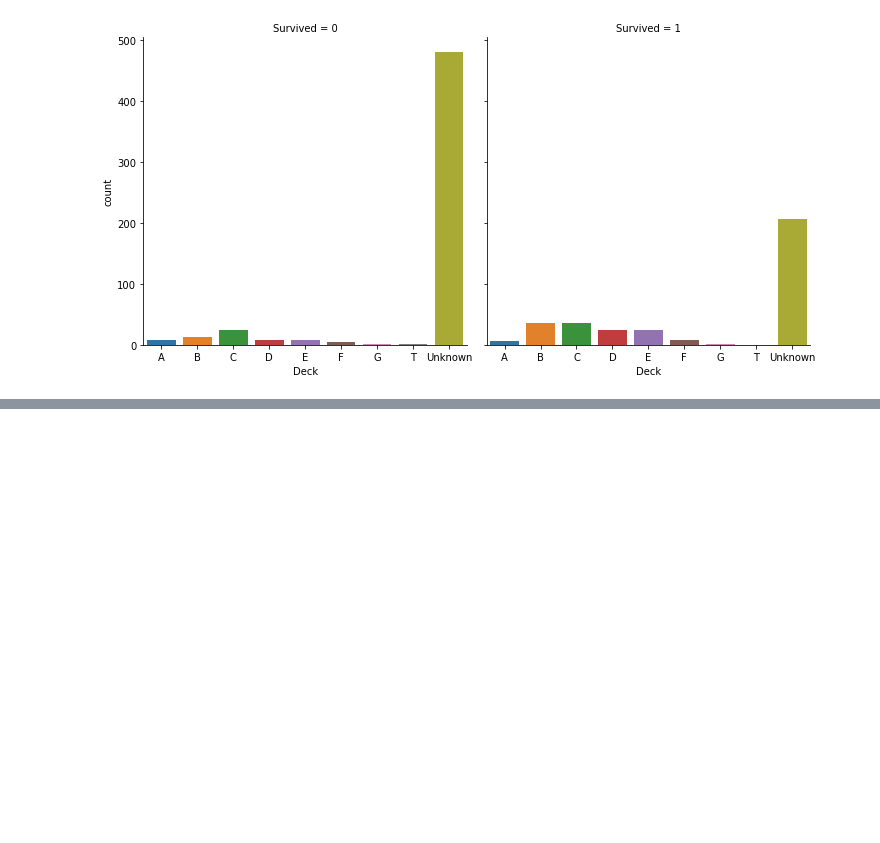
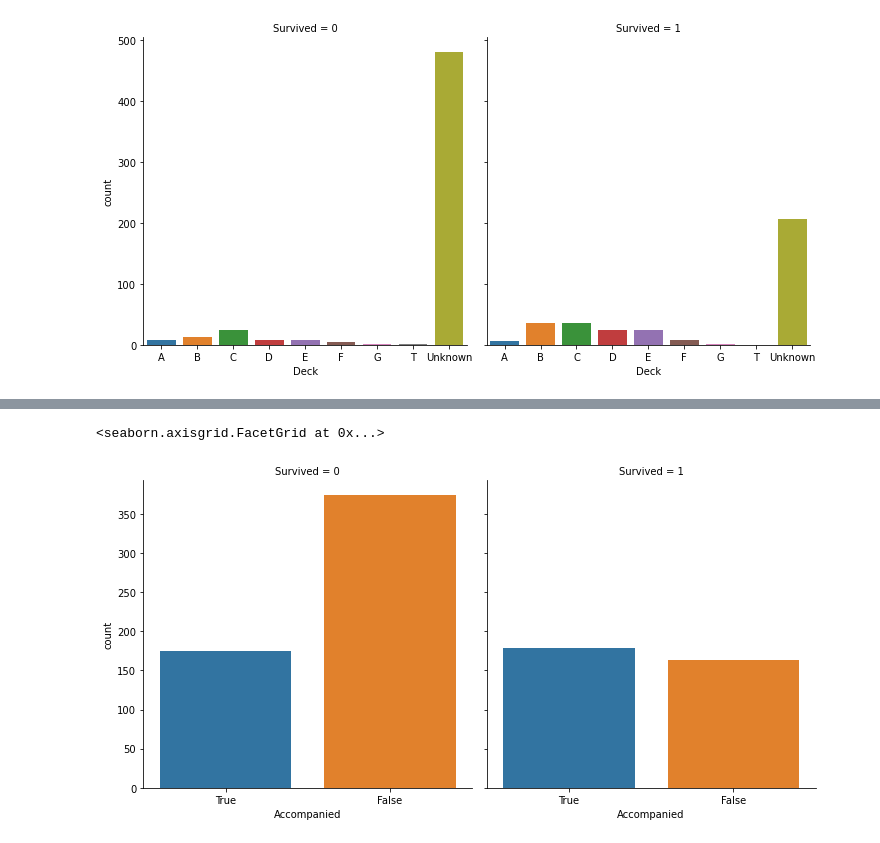
Before and after one commit to edwardKGN/Work-Portfolio, a Jupyter notebook: TUTORIAL Data Processing Project A - Titanic Sinking Incident Survival Factor Analysis/Main.ipynb, the cells around one changed output, grey strips where cells are left out. Saved outputs shown, nothing was run; the diff lists cells and outputs as text; code cells hidden in the pictures; blank space fills up the shorter version.

Commit message:
Update Main.ipynb
Completed all visualizations planned and discovered key factors that contribute to survival rates

```diff
--- a/TUTORIAL Data Processing Project A - Titanic Sinking Incident Survival Factor Analysis/Main.ipynb
+++ b/TUTORIAL Data Processing Project A - Titanic Sinking Incident Survival Factor Analysis/Main.ipynb
@@ -338,0 +348,5 @@ sns.catplot(x = 'Deck', col = 'Survived', data = train_data, kind = 'count', ord
+# %%
+sns.catplot(x='Accompanied', col='Survived', data = train_data, kind = 'count')
+# %% [output]
+<seaborn.axisgrid.FacetGrid at 0x...>
+[figure, added]
```
Also changed, not shown: parts of 14 cells of this notebook.
